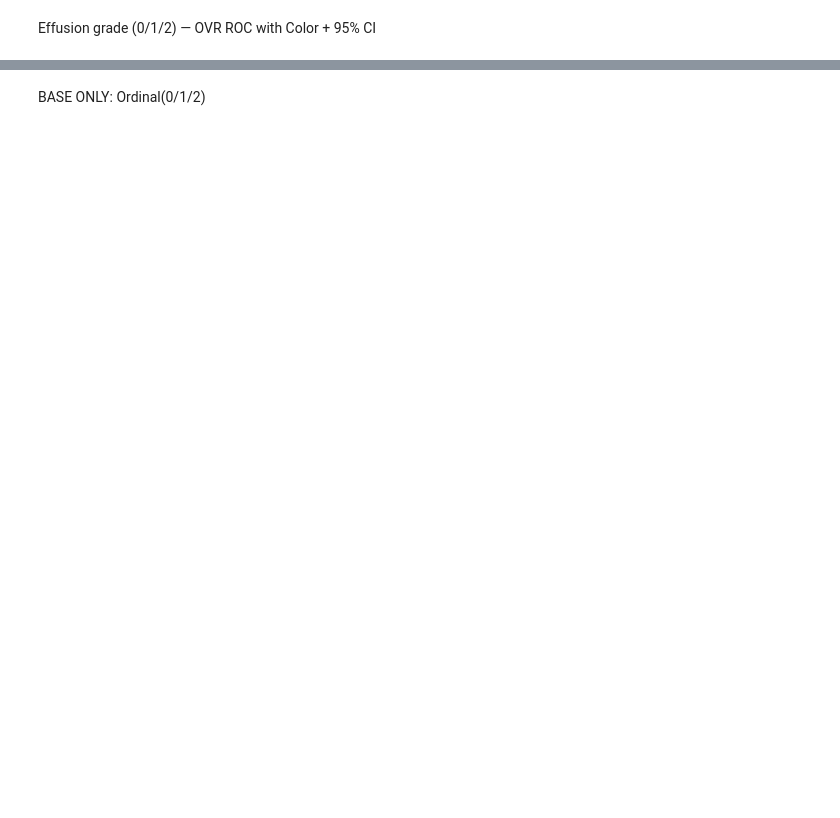
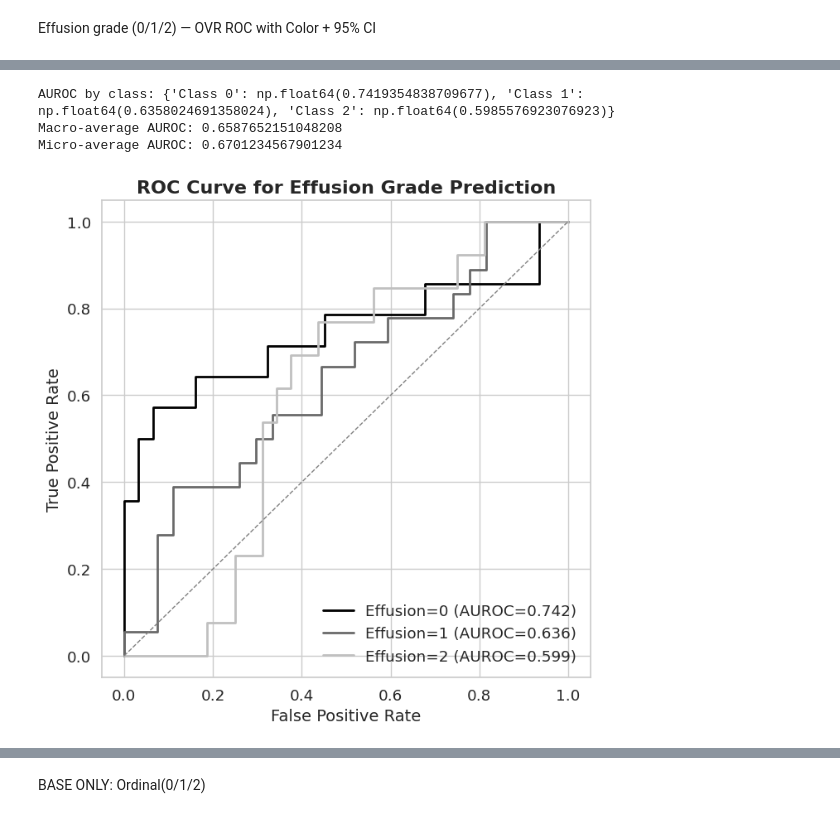
Before and after one commit to seongwoojang1123/TMJ-Effusion-and-Pain, a Jupyter notebook: 3_Logistic_Regression_Training_Effusion.ipynb, the cells around one changed output, grey strips where cells are left out. Saved outputs shown, nothing was run; the diff lists cells and outputs as text; code cells hidden in the pictures; blank space fills up the shorter version.

```diff
--- a/3_Logistic_Regression_Training_Effusion.ipynb
+++ b/3_Logistic_Regression_Training_Effusion.ipynb
@@ -446,3 +446,80 @@ Micro  0.677             0.552             0.787
+# %%
+from sklearn.linear_model import LogisticRegression
+from sklearn.metrics import roc_auc_score, roc_curve, auc
+from sklearn.preprocessing import label_binarize
+from sklearn.model_selection import train_test_split
+import matplotlib.pyplot as plt
+import seaborn as sns
+import numpy as np
+
+# outcome (C열: Effusion grade)
+y = df['Effusion grade']   # 0,1,2
+X = df.iloc[:, 3:15].fillna(0)  # Age~Bruxism
+
+# one-hot encoding for multi-class ROC
+y_bin = label_binarize(y, classes=[0,1,2])
+n_classes = y_bin.shape[1]
+
+# split
+X_train, X_test, y_train, y_test = train_test_split(
+    X, y, test_size=0.2, random_state=42, stratify=y)
+
+# scaling
+from sklearn.preprocessing import StandardScaler
+scaler = StandardScaler()
+X_train_scaled = scaler.fit_transform(X_train)
+X_test_scaled = scaler.transform(X_test)
+
+log_reg_multi = LogisticRegression(max_iter=1000, multi_class="ovr", random_state=42)
+log_reg_multi.fit(X_train_scaled, y_train)
+
+y_score = log_reg_multi.predict_proba(X_test_scaled)
+
+# One-vs-Rest ROC AUC
+y_test_bin = label_binarize(y_test, classes=[0,1,2])
+
+auc_dict = {}
+for i in range(n_classes):
+    auc_dict[f"Class {i}"] = roc_auc_score(y_test_bin[:, i], y_score[:, i])
+
+# Macro & Micro average
+macro_auc = roc_auc_score(y_test_bin, y_score, average="macro")
+micro_auc = roc_auc_score(y_test_bin, y_score, average="micro")
+
+print("AUROC by class:", auc_dict)
+print("Macro-average AUROC:", macro_auc)
+print("Micro-average AUROC:", micro_auc)
+
+fpr = {}
+tpr = {}
+roc_auc = {}
+
+for i in range(n_classes):
+    fpr[i], tpr[i], _ = roc_curve(y_test_bin[:, i], y_score[:, i])
+    roc_auc[i] = auc(fpr[i], tpr[i])
+
+plt.figure(figsize=(7,7))
+sns.set(style="whitegrid", font_scale=1.2)
+
+colors = ["black","dimgray","silver"]
+labels = ["Effusion=0","Effusion=1","Effusion=2"]
+
+for i, color in zip(range(n_classes), colors):
+    plt.plot(fpr[i], tpr[i], color=color, lw=2,
+             label=f"{labels[i]} (AUROC={roc_auc[i]:.3f})")
+
+plt.plot([0,1],[0,1],"--",color="gray",lw=1)
+plt.xlabel("False Positive Rate", fontsize=14)
+plt.ylabel("True Positive Rate", fontsize=14)
+plt.title("ROC Curve for Effusion Grade Prediction", fontsize=16, weight="bold")
+plt.legend(loc="lower right", frameon=False)
+plt.tight_layout()
+plt.show()
+# %% [output]
+AUROC by class: {'Class 0': np.float64(0.7419354838709677), 'Class 1': np.float64(0.6358024691358024), 'Class 2': np.float64(0.5985576923076923)}
+Macro-average AUROC: 0.6587652151048208
+Micro-average AUROC: 0.6701234567901234
+[figure, added]
 # %%
 coef_df = pd.DataFrame(log_reg_multi.coef_.T,
                        index=X.columns,
```
Also changed, not shown: parts of 10 cells of this notebook.
